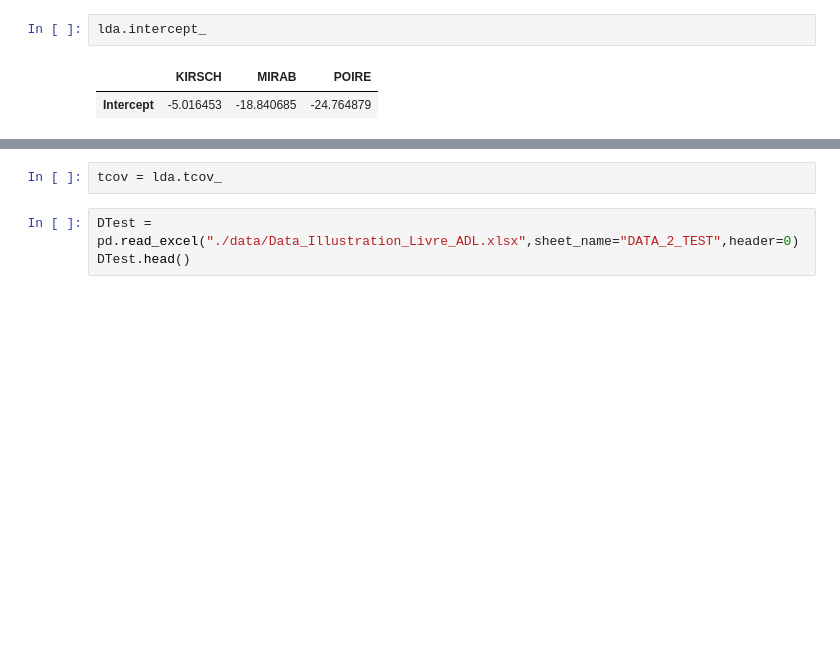
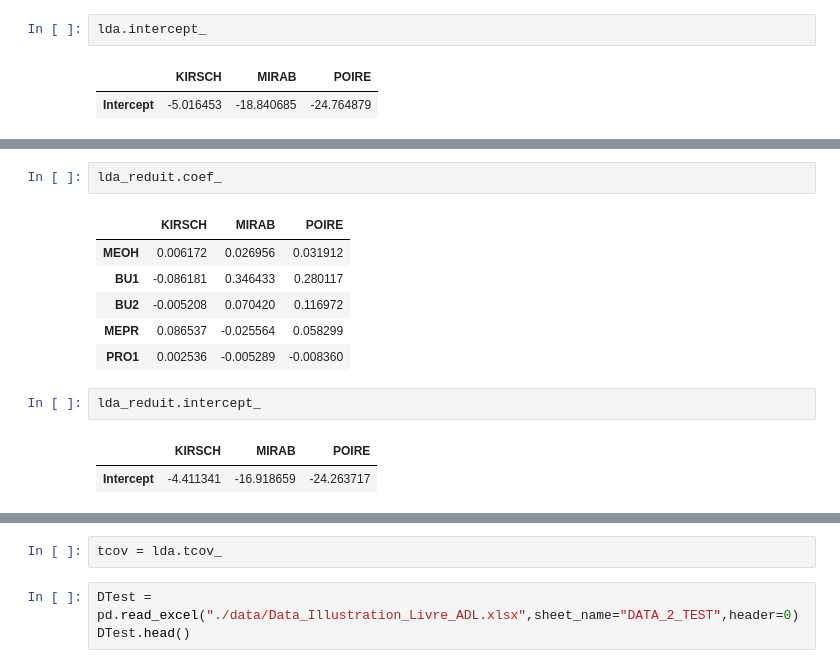
Before and after one commit to enfantbenidedieu/scientisttools, a Jupyter notebook: lda_example.ipynb, the cells around one changed output, grey strips where cells are left out. Drawn from its saved outputs; the diff is of its cells as text; blank space fills up the shorter version.

```diff
--- a/lda_example.ipynb
+++ b/lda_example.ipynb
@@ -148,0 +159,14 @@ backward
+# %%
+lda_reduit.coef_
+# %% [output]
+|  | KIRSCH | MIRAB | POIRE |
+| MEOH | 0.006172 | 0.026956 | 0.031912 |
+| BU1 | -0.086181 | 0.346433 | 0.280117 |
+| BU2 | -0.005208 | 0.070420 | 0.116972 |
+| MEPR | 0.086537 | -0.025564 | 0.058299 |
+| PRO1 | 0.002536 | -0.005289 | -0.008360 |
+# %%
+lda_reduit.intercept_
+# %% [output]
+|  | KIRSCH | MIRAB | POIRE |
+| Intercept | -4.411341 | -16.918659 | -24.263717 |
```
Also changed, not shown: parts of 12 cells of this notebook, 2 other files.
